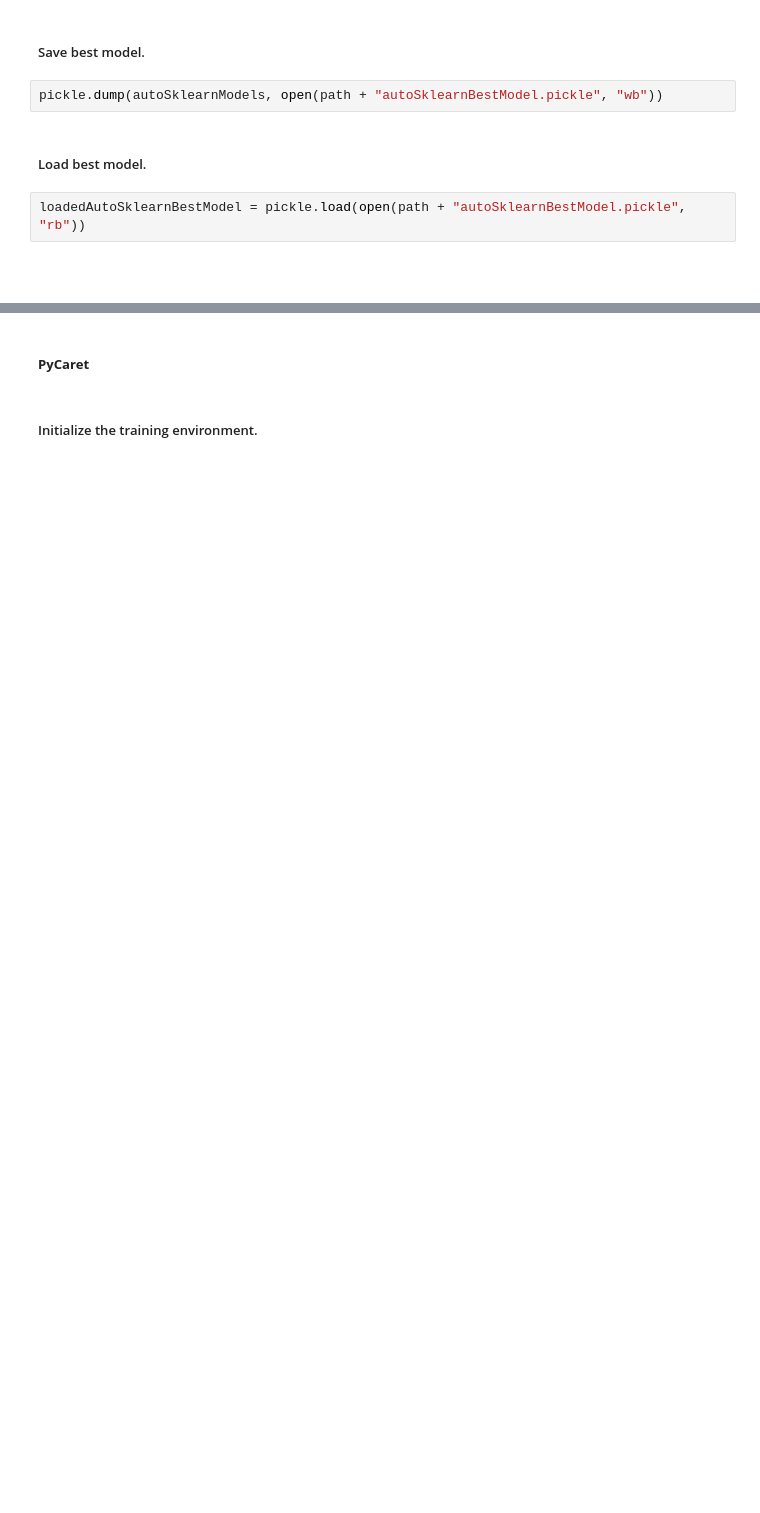
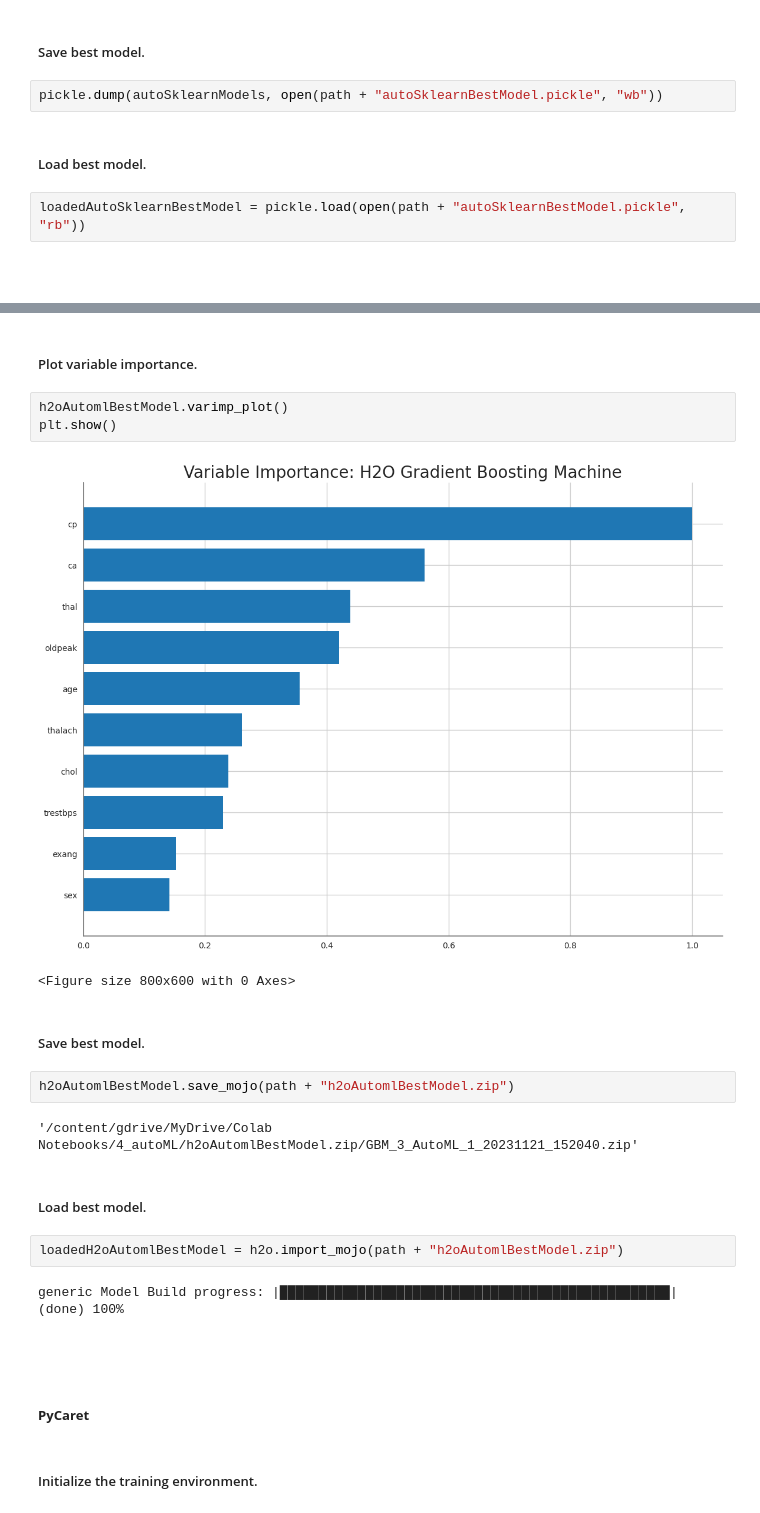
Before and after one commit to bmarquez429/AI-ML-DS-Excursions, a Jupyter notebook: 4_autoML/autoML.ipynb, the cells around one changed output, grey strips where cells are left out. Cells and saved outputs as stored; diff of their text form; blank space fills up the shorter version.

```diff
--- a/4_autoML/autoML.ipynb
+++ b/4_autoML/autoML.ipynb
@@ -301,3 +572,25 @@ $\hspace{1in}$
+# %% [markdown]
+##### Plot variable importance.
+# %%
+h2oAutomlBestModel.varimp_plot()
+plt.show()
+# %% [output]
+[figure, added]
+<Figure size 800x600 with 0 Axes>
+# %% [markdown]
+##### Save best model.
+# %%
+h2oAutomlBestModel.save_mojo(path + "h2oAutomlBestModel.zip")
+# %% [output]
+'/content/gdrive/MyDrive/Colab Notebooks/4_autoML/h2oAutomlBestModel.zip/GBM_3_AutoML_1_20231121_152040.zip'
+# %% [markdown]
+##### Load best model.
+# %%
+loadedH2oAutomlBestModel = h2o.import_mojo(path + "h2oAutomlBestModel.zip")
+# %% [output]
+generic Model Build progress: |██████████████████████████████████████████████████| (done) 100%
+# %% [markdown]
+$\hspace{1in}$
 # %% [markdown]
 ##### **PyCaret**
 # %% [markdown]
```
Also changed, not shown: parts of 47 cells of this notebook.
